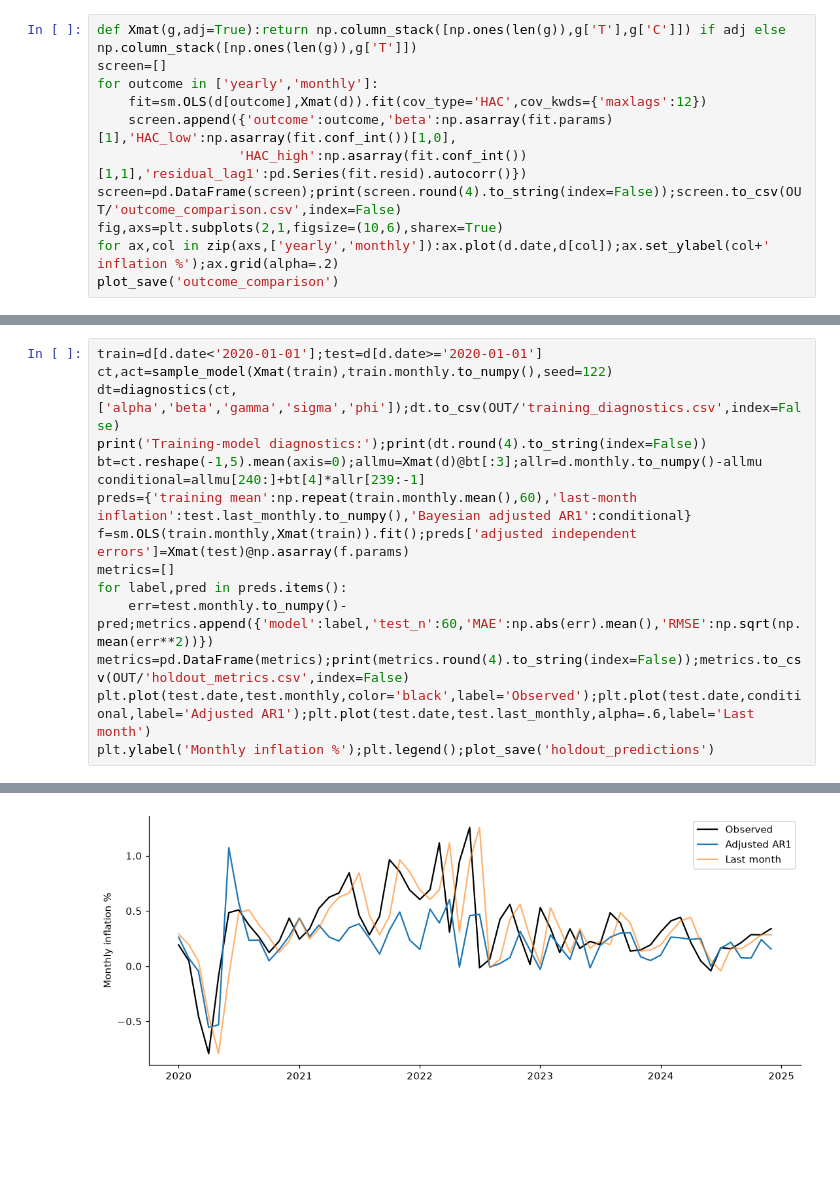
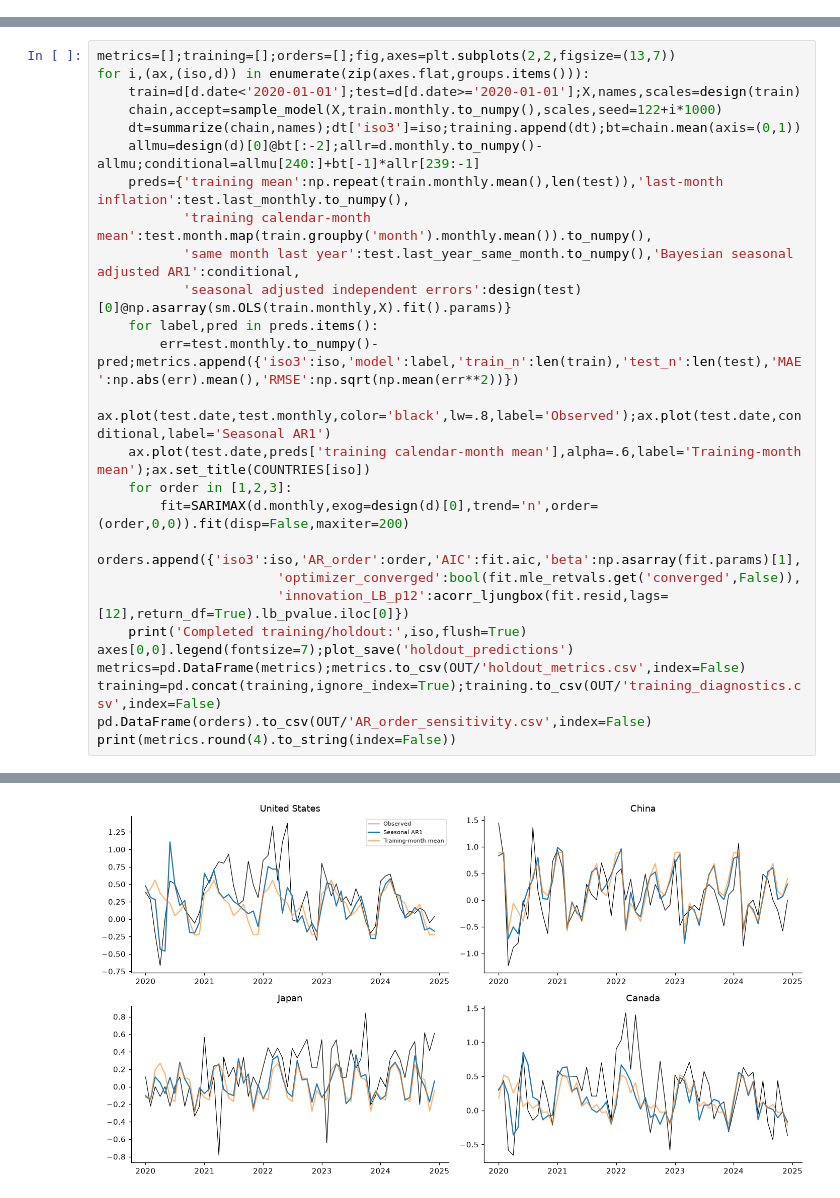
Before and after one commit to omkargadute/oil-inflation-analysis, a Jupyter notebook: notebooks/oil_inflation.ipynb, the cells around one changed output, grey strips where cells are left out. Drawn from its saved outputs; the diff is of its cells as text; blank space fills up the shorter version.

Commit message:
Extend oil inflation analysis to US China Japan and Canada

```diff
--- a/notebooks/oil_inflation.ipynb
+++ b/notebooks/oil_inflation.ipynb
@@ -63,11 +87,0 @@ The proxy and DAG remain contestable; AR residuals model dependence, not additio
-# %%
-def Xmat(g,adj=True):return np.column_stack([np.ones(len(g)),g['T'],g['C']]) if adj else np.column_stack([np.ones(len(g)),g['T']])
-screen=[]
-for outcome in ['yearly','monthly']:
-    fit=sm.OLS(d[outcome],Xmat(d)).fit(cov_type='HAC',cov_kwds={'maxlags':12})
-    screen.append({'outcome':outcome,'beta':np.asarray(fit.params)[1],'HAC_low':np.asarray(fit.conf_int())[1,0],
-                  'HAC_high':np.asarray(fit.conf_int())[1,1],'residual_lag1':pd.Series(fit.resid).autocorr()})
-screen=pd.DataFrame(screen);print(screen.round(4).to_string(index=False));screen.to_csv(OUT/'outcome_comparison.csv',index=False)
-fig,axs=plt.subplots(2,1,figsize=(10,6),sharex=True)
-for ax,col in zip(axs,['yearly','monthly']):ax.plot(d.date,d[col]);ax.set_ylabel(col+' inflation %');ax.grid(alpha=.2)
-plot_save('outcome_comparison')
@@ -274,16 +353,27 @@ causal explanation and may exceed a strict interpretation of the course's three-
 # %%
-train=d[d.date<'2020-01-01'];test=d[d.date>='2020-01-01']
-ct,act=sample_model(Xmat(train),train.monthly.to_numpy(),seed=122)
-dt=diagnostics(ct,['alpha','beta','gamma','sigma','phi']);dt.to_csv(OUT/'training_diagnostics.csv',index=False)
-print('Training-model diagnostics:');print(dt.round(4).to_string(index=False))
-bt=ct.reshape(-1,5).mean(axis=0);allmu=Xmat(d)@bt[:3];allr=d.monthly.to_numpy()-allmu
-conditional=allmu[240:]+bt[4]*allr[239:-1]
-preds={'training mean':np.repeat(train.monthly.mean(),60),'last-month inflation':test.last_monthly.to_numpy(),'Bayesian adjusted AR1':conditional}
-f=sm.OLS(train.monthly,Xmat(train)).fit();preds['adjusted independent errors']=Xmat(test)@np.asarray(f.params)
-metrics=[]
-for label,pred in preds.items():
-    err=test.monthly.to_numpy()-pred;metrics.append({'model':label,'test_n':60,'MAE':np.abs(err).mean(),'RMSE':np.sqrt(np.mean(err**2))})
-metrics=pd.DataFrame(metrics);print(metrics.round(4).to_string(index=False));metrics.to_csv(OUT/'holdout_metrics.csv',index=False)
-plt.plot(test.date,test.monthly,color='black',label='Observed');plt.plot(test.date,conditional,label='Adjusted AR1');plt.plot(test.date,test.last_monthly,alpha=.6,label='Last month')
-plt.ylabel('Monthly inflation %');plt.legend();plot_save('holdout_predictions')
+metrics=[];training=[];orders=[];fig,axes=plt.subplots(2,2,figsize=(13,7))
+for i,(ax,(iso,d)) in enumerate(zip(axes.flat,groups.items())):
+    train=d[d.date<'2020-01-01'];test=d[d.date>='2020-01-01'];X,names,scales=design(train)
+    chain,accept=sample_model(X,train.monthly.to_numpy(),scales,seed=122+i*1000)
+    dt=summarize(chain,names);dt['iso3']=iso;training.append(dt);bt=chain.mean(axis=(0,1))
+    allmu=design(d)[0]@bt[:-2];allr=d.monthly.to_numpy()-allmu;conditional=allmu[240:]+bt[-1]*allr[239:-1]
+    preds={'training mean':np.repeat(train.monthly.mean(),len(test)),'last-month inflation':test.last_monthly.to_numpy(),
+           'training calendar-month mean':test.month.map(train.groupby('month').monthly.mean()).to_numpy(),
+           'same month last year':test.last_year_same_month.to_numpy(),'Bayesian seasonal adjusted AR1':conditional,
+           'seasonal adjusted independent errors':design(test)[0]@np.asarray(sm.OLS(train.monthly,X).fit().params)}
+    for label,pred in preds.items():
+        err=test.monthly.to_numpy()-pred;metrics.append({'iso3':iso,'model':label,'train_n':len(train),'test_n':len(test),'MAE':np.abs(err).mean(),'RMSE':np.sqrt(np.mean(err**2))})
+    ax.plot(test.date,test.monthly,color='black',lw=.8,label='Observed');ax.plot(test.date,conditional,label='Seasonal AR1')
+    ax.plot(test.date,preds['training calendar-month mean'],alpha=.6,label='Training-month mean');ax.set_title(COUNTRIES[iso])
+    for order in [1,2,3]:
+        fit=SARIMAX(d.monthly,exog=design(d)[0],trend='n',order=(order,0,0)).fit(disp=False,maxiter=200)
+        orders.append({'iso3':iso,'AR_order':order,'AIC':fit.aic,'beta':np.asarray(fit.params)[1],
+                       'optimizer_converged':bool(fit.mle_retvals.get('converged',False)),
+                       'innovation_LB_p12':acorr_ljungbox(fit.resid,lags=[12],return_df=True).lb_pvalue.iloc[0]})
+    print('Completed training/holdout:',iso,flush=True)
+axes[0,0].legend(fontsize=7);plot_save('holdout_predictions')
+metrics=pd.DataFrame(metrics);metrics.to_csv(OUT/'holdout_metrics.csv',index=False)
+training=pd.concat(training,ignore_index=True);training.to_csv(OUT/'training_diagnostics.csv',index=False)
+pd.DataFrame(orders).to_csv(OUT/'AR_order_sensitivity.csv',index=False)
+print(metrics.round(4).to_string(index=False))
 # %% [output]
@@ -302 +384 @@ adjusted independent errors      60 0.2646 0.3534
-[figure, old version]
+[figure, new version]
```
Also changed, not shown: parts of 28 cells of this notebook, 38 other files.
